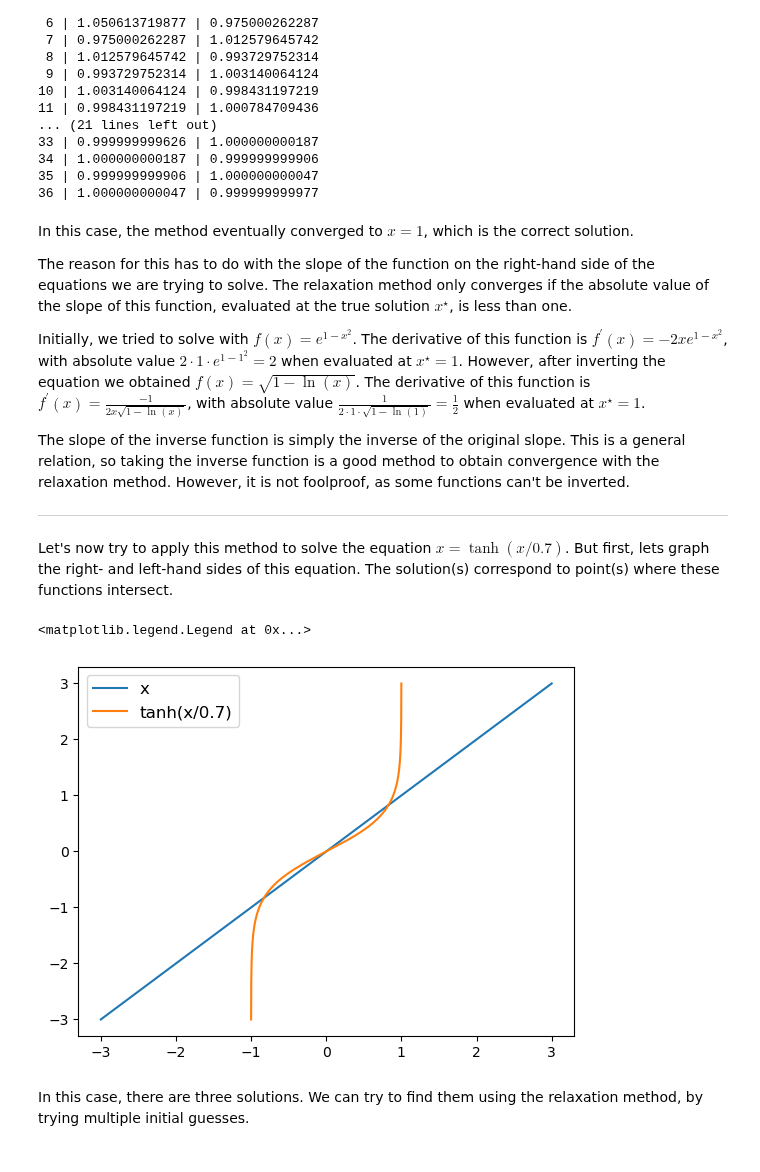
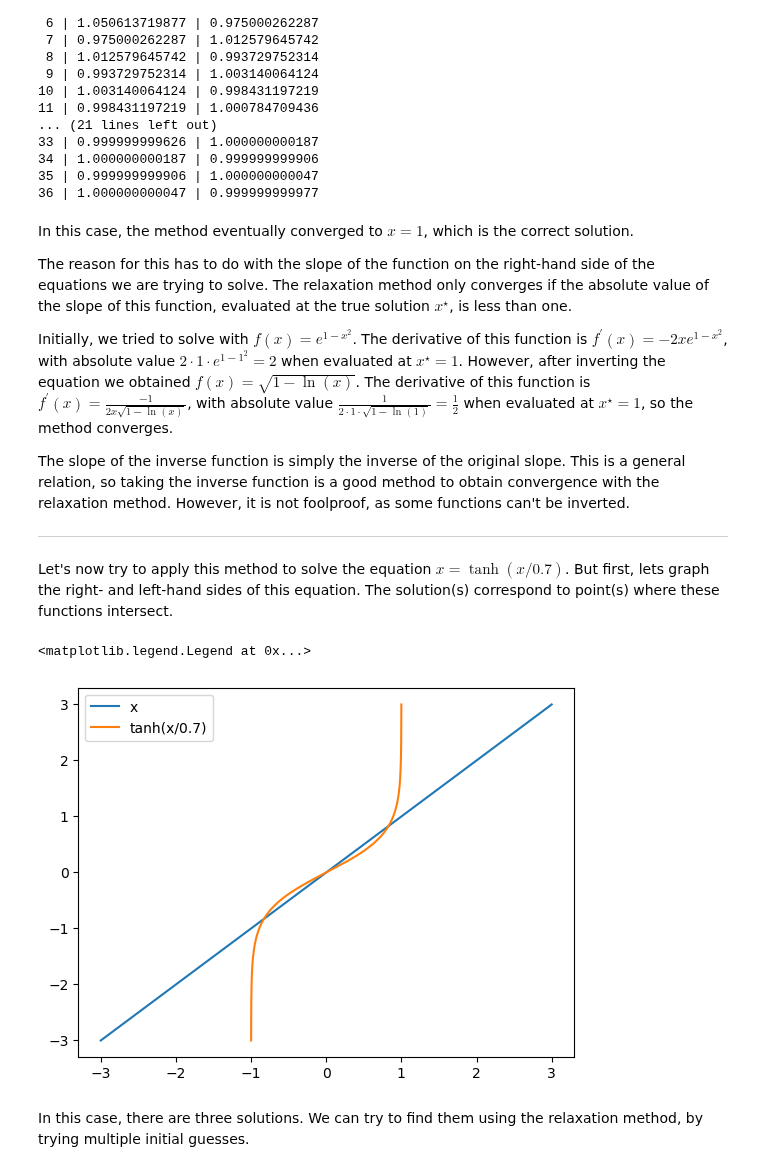
Before and after one commit to CWCopeland/ComputationalPhysics, a Jupyter notebook: LectureNotes/14_nonlinearEquationsAndRoots.ipynb, the cells around one changed output. Cells and saved outputs as stored; diff of their text form; code cells hidden in the pictures.

```diff
--- a/LectureNotes/14_nonlinearEquationsAndRoots.ipynb
+++ b/LectureNotes/14_nonlinearEquationsAndRoots.ipynb
@@ -130,7 +130,7 @@ In this case, the method eventually converged to $x=1$, which is the correct sol
 
 The reason for this has to do with the slope of the function on the right-hand side of the equations we are trying to solve.  The relaxation method only converges if the absolute value of the slope of this function, evaluated at the true solution $x^{\star}$, is less than one.
 
-Initially, we tried to solve with $f(x) = e^{1-x^2}$.  The derivative of this function is $f^{\prime}(x) = -2xe^{1-x^2}$, with absolute value $2\cdot1\cdot e^{1-1^2} = 2$ when evaluated at $x^{\star}=1$.  However, after inverting the equation we obtained $f(x)=\sqrt{1-\ln(x)}$.  The derivative of this function is $f^{\prime}(x) = \frac{-1}{2x\sqrt{1-\ln(x)}}$, with absolute value $\frac{1}{2\cdot1\cdot\sqrt{1-\ln(1)}} = \frac{1}{2}$ when evaluated at $x^{\star}=1$.
+Initially, we tried to solve with $f(x) = e^{1-x^2}$.  The derivative of this function is $f^{\prime}(x) = -2xe^{1-x^2}$, with absolute value $2\cdot1\cdot e^{1-1^2} = 2$ when evaluated at $x^{\star}=1$.  However, after inverting the equation we obtained $f(x)=\sqrt{1-\ln(x)}$.  The derivative of this function is $f^{\prime}(x) = \frac{-1}{2x\sqrt{1-\ln(x)}}$, with absolute value $\frac{1}{2\cdot1\cdot\sqrt{1-\ln(1)}} = \frac{1}{2}$ when evaluated at $x^{\star}=1$, so the method converges.
 
 The slope of the inverse function is simply the inverse of the original slope.  This is a general relation, so taking the inverse function is a good method to obtain convergence with the relaxation method.  However, it is not foolproof, as some functions can't be inverted.
 
@@ -140,26 +140,26 @@ Let's now try to apply this method to solve the equation $x=\tanh(x/0.7)$.  But
 # %%
 import matplotlib.pyplot as plt
 import numpy as np
 
 #left-hand side
 def f0(x):
     return x
 
 #right-hand side
 def f1(x):
     return np.tanh(x/0.7)
 
 x = np.linspace(-3, 3, 1000)
 
 plt.figure()
 
 plt.plot(f0(x), x, label='x')
 plt.plot(f1(x), x, label='tanh(x/0.7)')
 
-plt.legend(loc='best', fontsize='large')
+plt.legend(loc='best')
 # %% [output]
 <matplotlib.legend.Legend at 0x...>
-[figure, old version]
+[figure, new version]
 # %% [markdown]
 In this case, there are three solutions.  We can try to find them using the relaxation method, by trying multiple initial guesses.
 # %%
```
Also changed, not shown: parts of 15 cells of this notebook.
